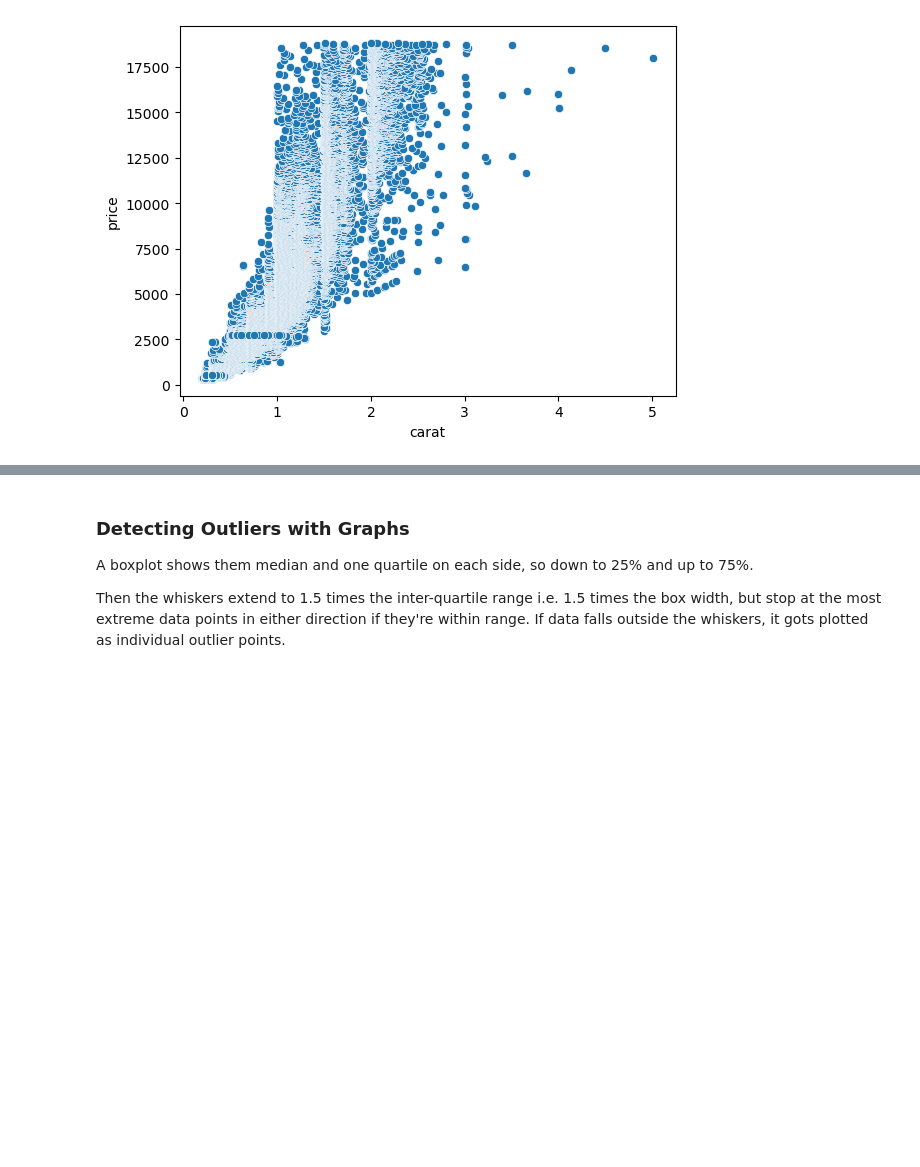
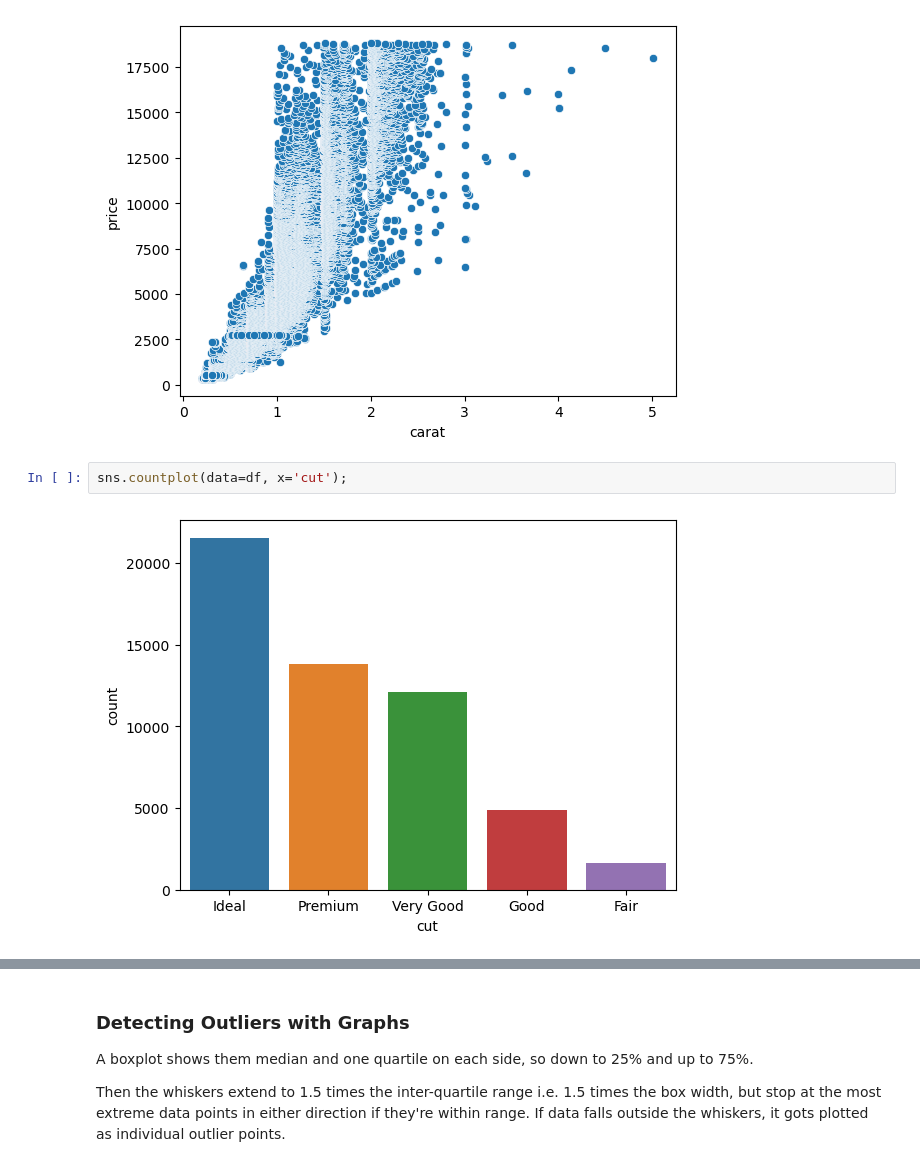
Before and after one commit to 4dsolutions/clarusway_data_analysis, a Jupyter notebook: DAwPy_S8_(Handling with Outliers)/DAwPy-S8 (Handling with Outliers).ipynb, the cells around one changed output, grey strips where cells are left out. Cells and saved outputs as stored; diff of their text form; blank space fills up the shorter version.

Commit message:
add some plots

```diff
--- a/DAwPy_S8_(Handling with Outliers)/DAwPy-S8 (Handling with Outliers).ipynb
+++ b/DAwPy_S8_(Handling with Outliers)/DAwPy-S8 (Handling with Outliers).ipynb
@@ -258,3 +260,7 @@ df.corr()
 sns.scatterplot(data=df, x="carat", y="price");
 # %% [output]
 [figure]
+# %%
+sns.countplot(data=df, x='cut');
+# %% [output]
+[figure, added]
```
Also changed, not shown: parts of 3 cells of this notebook.
